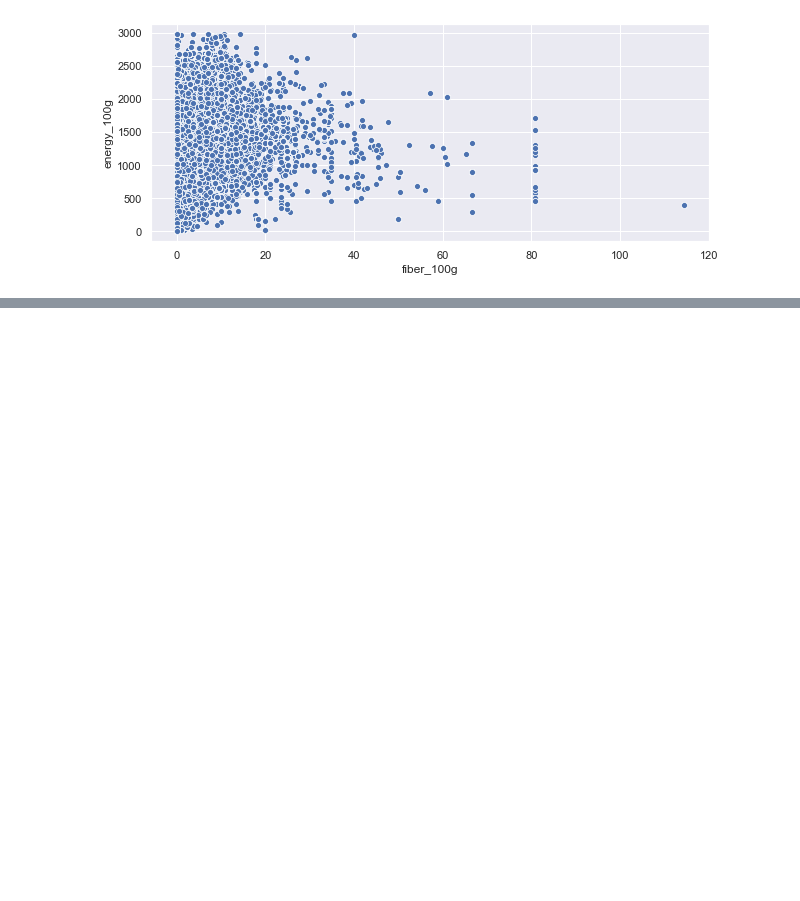
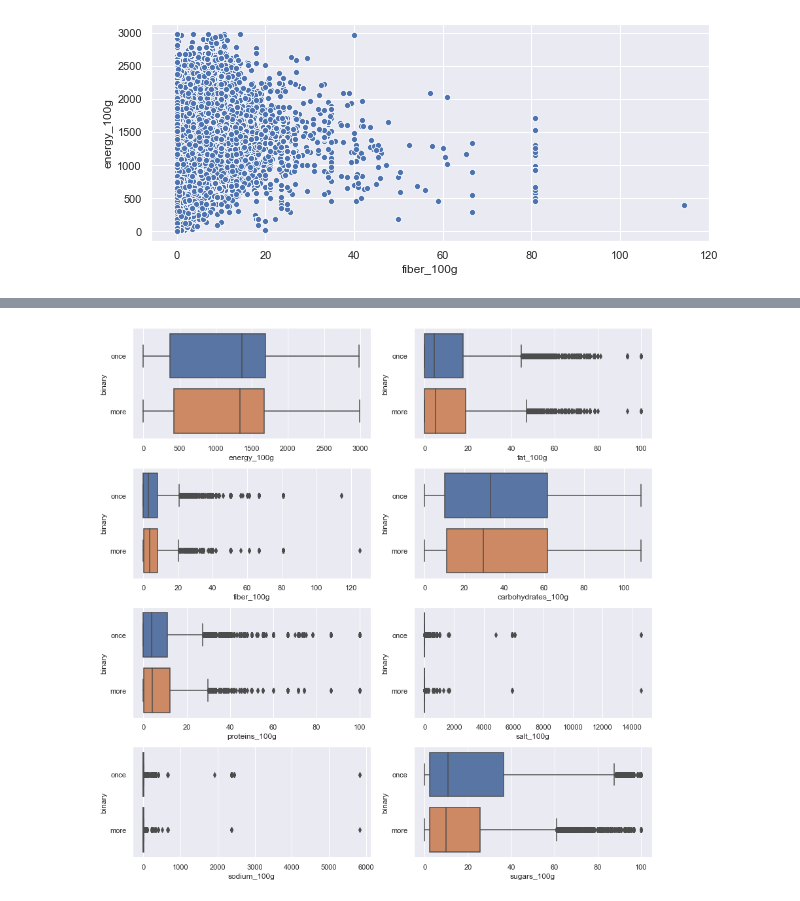
Before and after one commit to davilayang/food-reviews, a Jupyter notebook: 2_exploratory.ipynb, the cells around one changed output, grey strips where cells are left out. Cells and saved outputs as stored; diff of their text form; code cells hidden in the pictures; blank space fills up the shorter version.

```diff
--- a/2_exploratory.ipynb
+++ b/2_exploratory.ipynb
@@ -165,0 +200,14 @@ plt.show()
+# %%
+p = tmp.assign(binary=lambda df: df.times.apply(lambda d: 'once' if d == 1 else 'more'))
+
+fig, axs = plt.subplots(4,2, figsize=(12, 12), facecolor='w', edgecolor='k')
+axs = axs.ravel()
+for i in range(8):
+    sns.boxplot(x=main[i], y='binary', data=p, ax=axs[i])
+#     axs[i].set_title(main[i])
+plt.tight_layout()
+# plt.savefig('./figures/buy-times-nutrients.png', bbox_inches='tight', dpi=300)
+plt.show()
+# only some difference in sugar content
+# %% [output]
+[figure, added]
```
Also changed, not shown: parts of 15 cells of this notebook, 5 other files.
